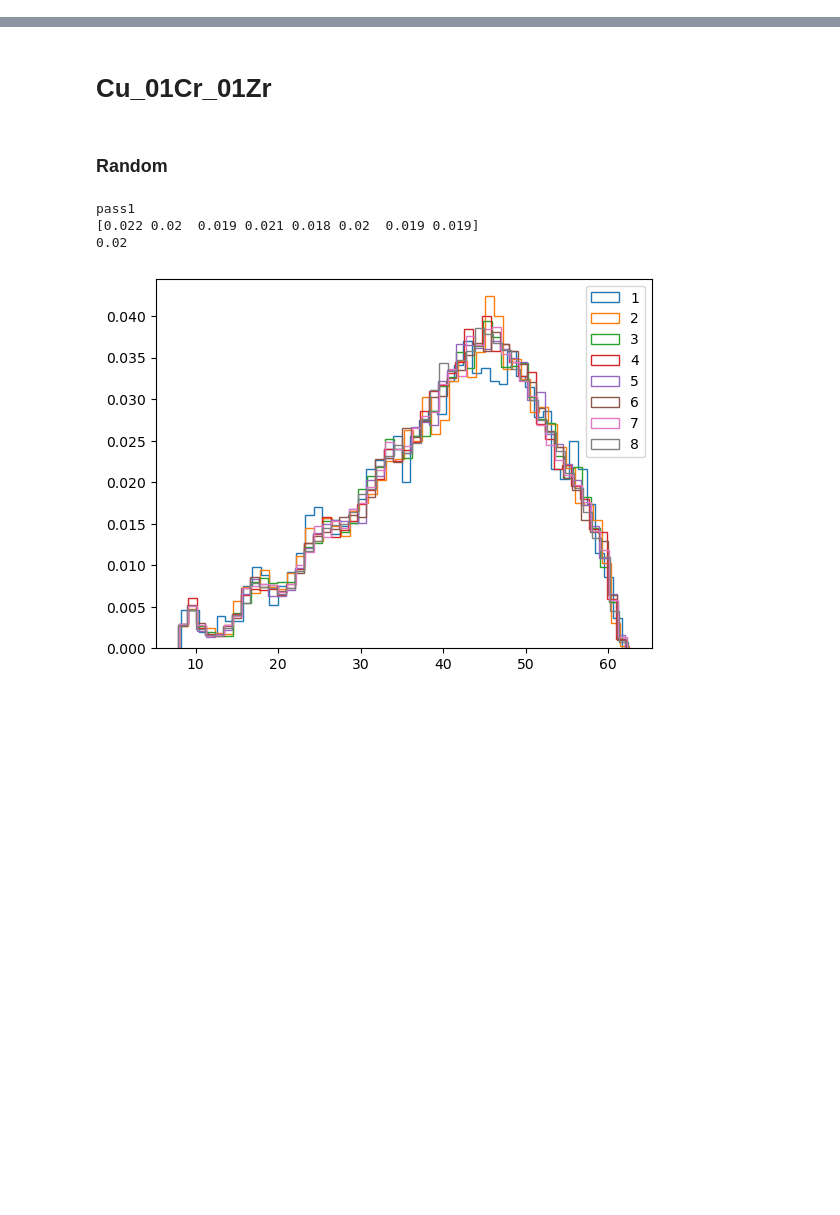
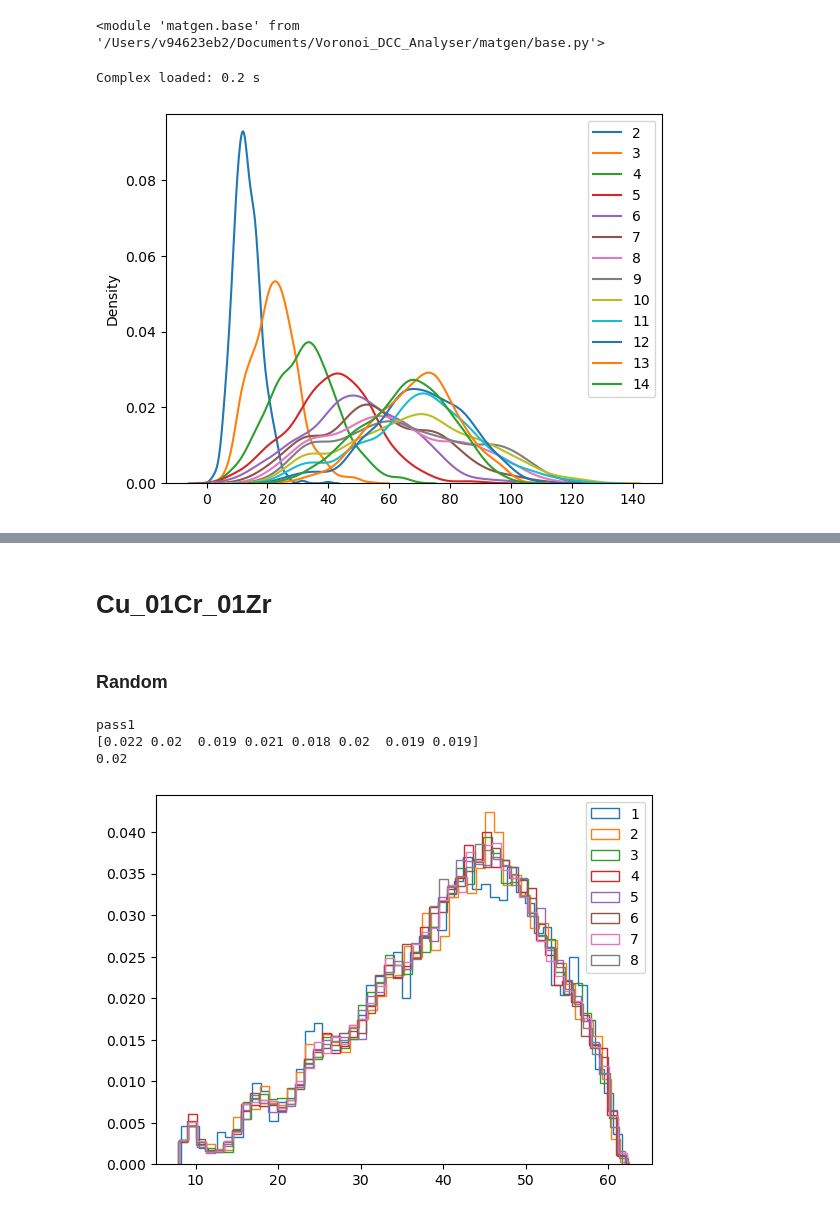
Before and after one commit to PRISBteam/Voronoi_PCC_Analyser, a Jupyter notebook: Disorientations.ipynb, the cells around one changed output, grey strips where cells are left out. Drawn from its saved outputs; the diff is of its cells as text; code cells hidden in the pictures; blank space fills up the shorter version.

```diff
--- a/Disorientations.ipynb
+++ b/Disorientations.ipynb
@@ -4,8 +4,17 @@ import time
 import matplotlib.pyplot as plt
 import numpy as np
 import os
+# %%
+reload(base)
+# %% [output]
+<module 'matgen.base' from '/Users/v94623eb2/Documents/Voronoi_DCC_Analyser/matgen/base.py'>
 # %%
 from matgen import base, matutils
 # %%
 def get_p(a):
     return round((a < 15).sum() / len(a), 3), round((a >= 15).sum() / len(a), 3)
+# %%
+filename = 'Experimental_Data/ECAP2022/Cu_01Cr_01Zr/Neper_Cu_01Cr_01Zr/pass1/pass1.tess'
+c = base.CellComplex.from_tess_file(filename)
+# %% [output]
+Complex loaded: 0.2 s
@@ -11,0 +23,7 @@ def get_p(a):
+# %%
+for i in range(2, 15):
+    sns.kdeplot(c.get_neighbor_stats(i), label=str(i))
+plt.legend()
+plt.show()
+# %% [output]
+[figure, added]
```
Also changed, not shown: parts of 15 cells of this notebook.
